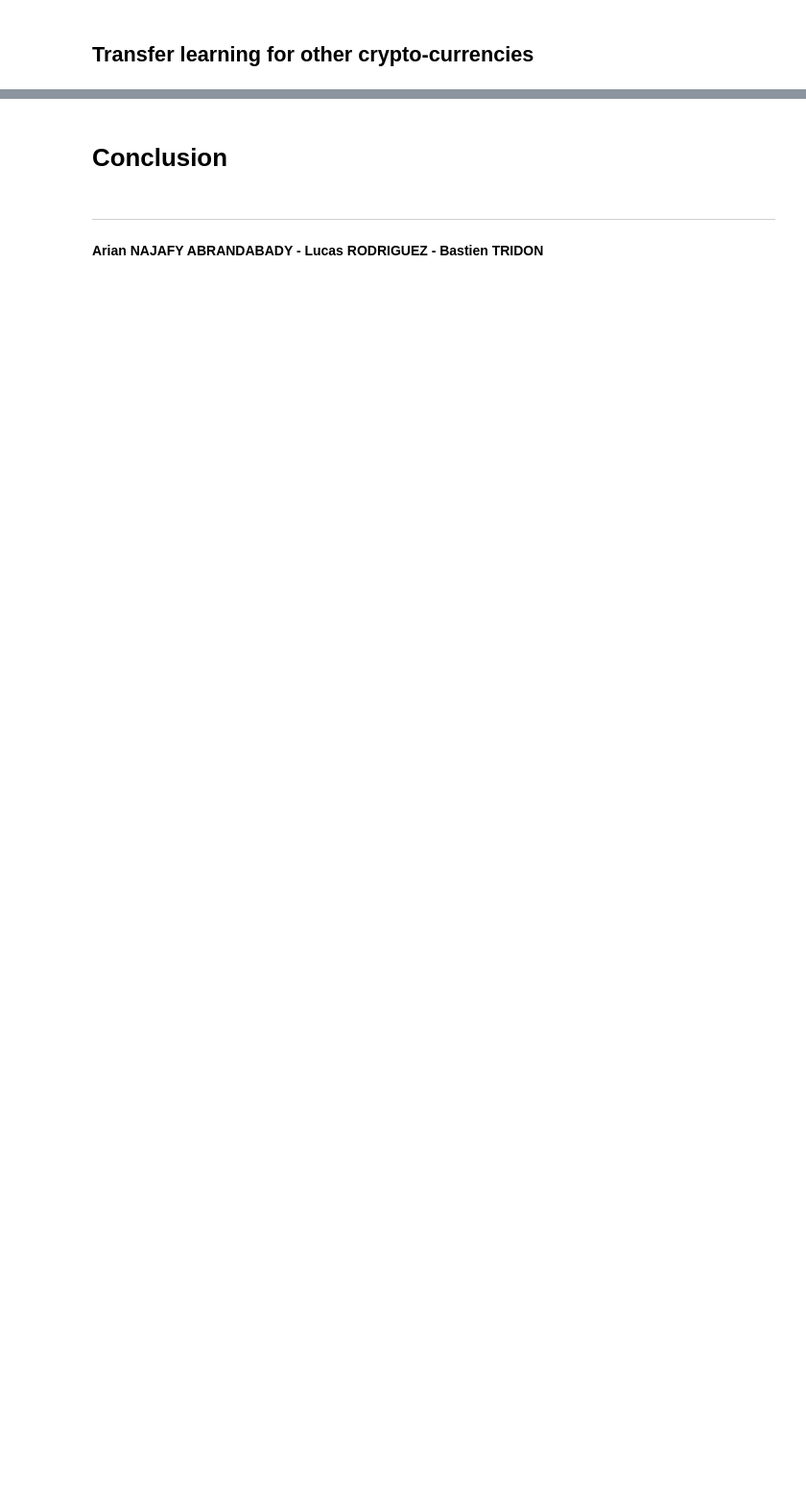
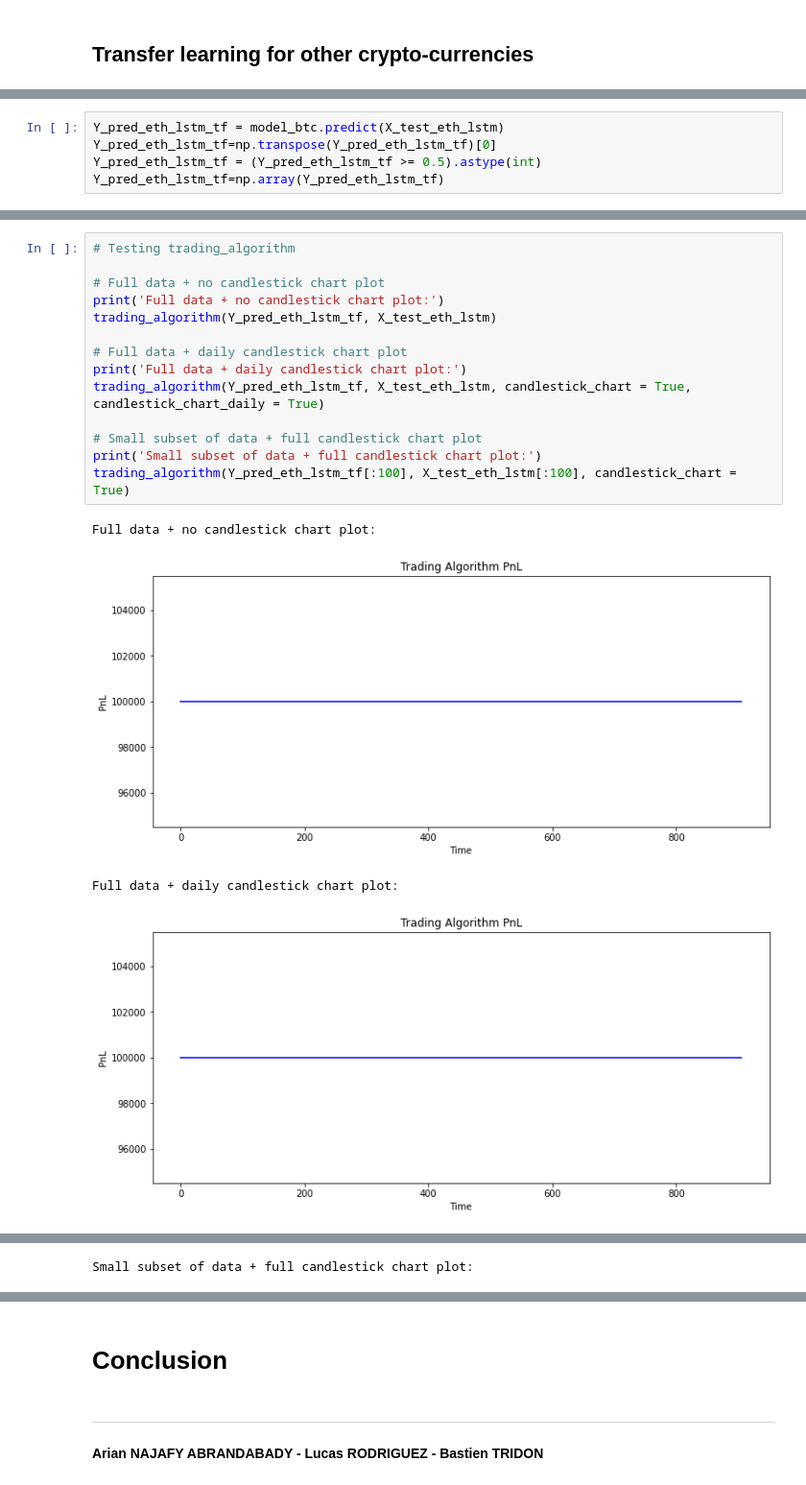
Before and after one commit to lcsrodriguez/cryptotrading, a Jupyter notebook: main.ipynb, the cells around one changed output, grey strips where cells are left out. Shown at 96% size. Cells and saved outputs as stored; diff of their text form; blank space fills up the shorter version.

```diff
--- a/main.ipynb
+++ b/main.ipynb
@@ -851,0 +1004,5 @@ Please note that plotly may experience performance issues or crashes when handli
+# %%
+Y_pred_eth_lstm_tf = model_btc.predict(X_test_eth_lstm)
+Y_pred_eth_lstm_tf=np.transpose(Y_pred_eth_lstm_tf)[0]
+Y_pred_eth_lstm_tf = (Y_pred_eth_lstm_tf >= 0.5).astype(int)
+Y_pred_eth_lstm_tf=np.array(Y_pred_eth_lstm_tf)
@@ -851,0 +1033,19 @@ Please note that plotly may experience performance issues or crashes when handli
+# %%
+# Testing trading_algorithm
+
+# Full data + no candlestick chart plot
+print('Full data + no candlestick chart plot:')
+trading_algorithm(Y_pred_eth_lstm_tf, X_test_eth_lstm)
+
+# Full data + daily candlestick chart plot
+print('Full data + daily candlestick chart plot:')
+trading_algorithm(Y_pred_eth_lstm_tf, X_test_eth_lstm, candlestick_chart = True, candlestick_chart_daily = True)
+
+# Small subset of data + full candlestick chart plot
+print('Small subset of data + full candlestick chart plot:')
+trading_algorithm(Y_pred_eth_lstm_tf[:100], X_test_eth_lstm[:100], candlestick_chart = True)
+# %% [output]
+Full data + no candlestick chart plot:
+[figure, added]
+Full data + daily candlestick chart plot:
+[figure, added]
@@ -851,0 +1053 @@ Please note that plotly may experience performance issues or crashes when handli
+Small subset of data + full candlestick chart plot:
```
Also changed, not shown: parts of 28 cells of this notebook.
